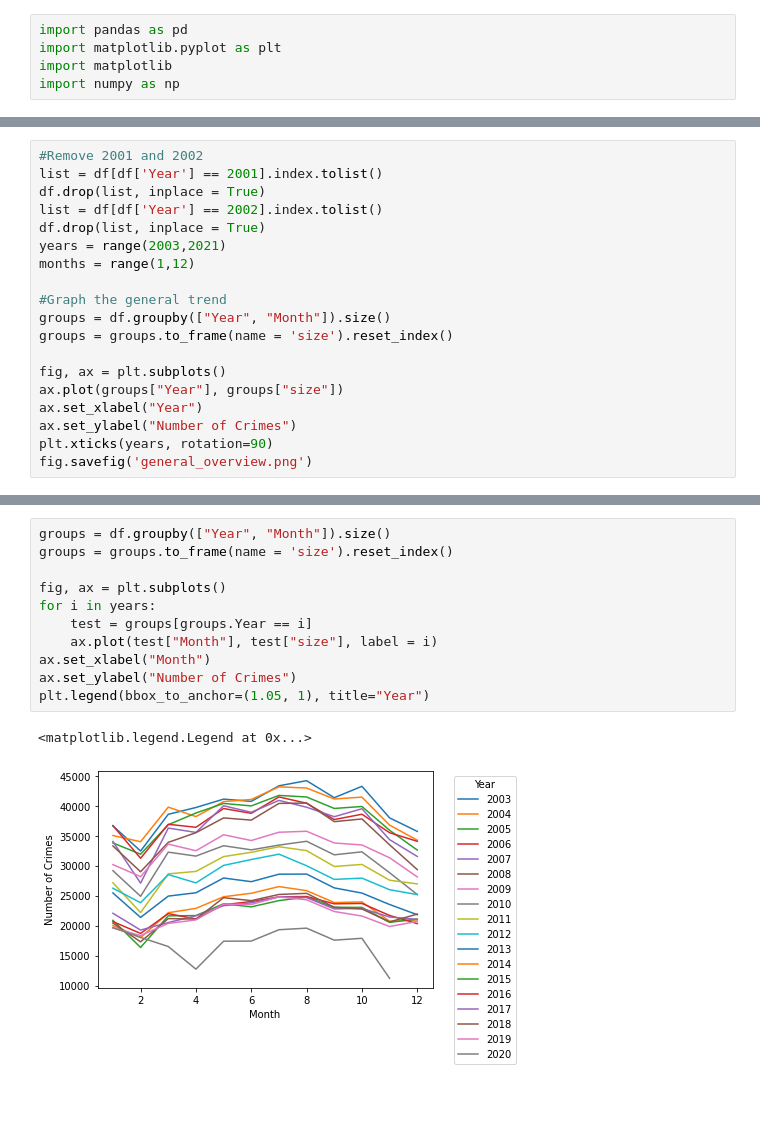
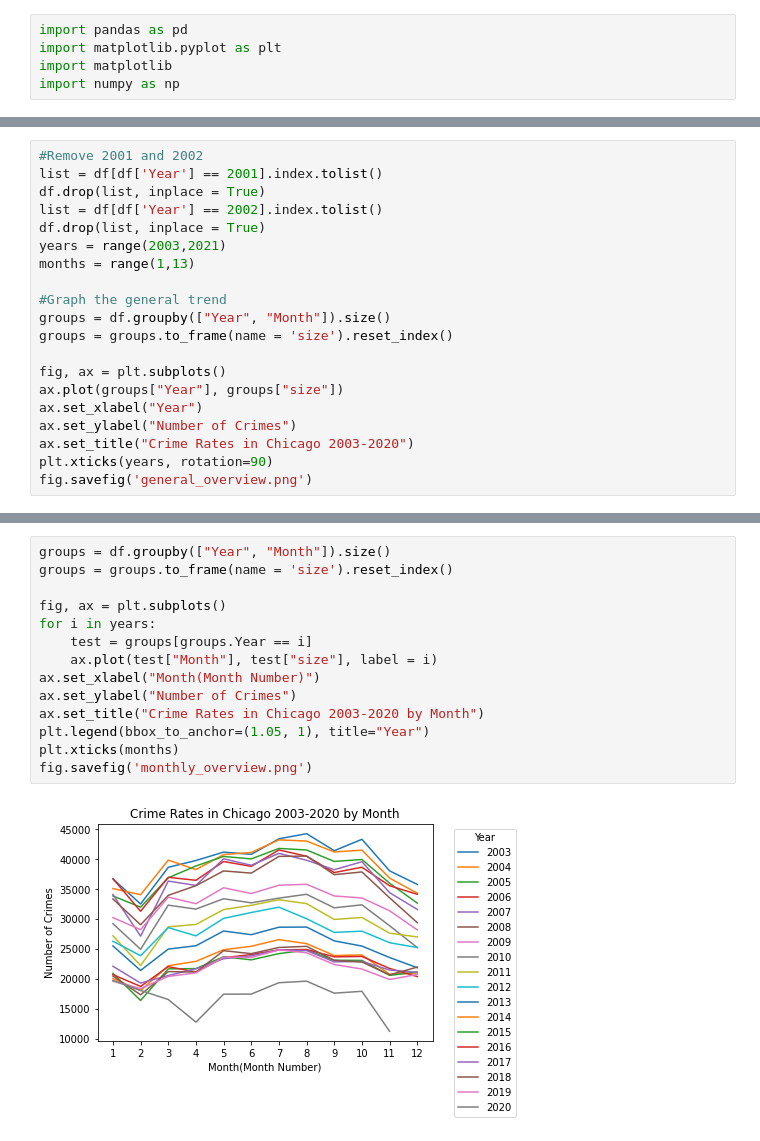
Before and after one commit to a-matai/datasiensgrup, a Jupyter notebook: src/Crime-Analysis.ipynb, the cells around one changed output, grey strips where cells are left out. Drawn from its saved outputs; the diff is of its cells as text; blank space fills up the shorter version.

```diff
--- a/src/Crime-Analysis.ipynb
+++ b/src/Crime-Analysis.ipynb
@@ -15,7 +15,7 @@ df.drop(list, inplace = True)
 list = df[df['Year'] == 2002].index.tolist()
 df.drop(list, inplace = True)
 years = range(2003,2021)
-months = range(1,12)
+months = range(1,13)
 
 #Graph the general trend
 groups = df.groupby(["Year", "Month"]).size()
@@ -25,6 +25,7 @@ fig, ax = plt.subplots()
 ax.plot(groups["Year"], groups["size"])
 ax.set_xlabel("Year")
 ax.set_ylabel("Number of Crimes")
+ax.set_title("Crime Rates in Chicago 2003-2020")
 plt.xticks(years, rotation=90)
 fig.savefig('general_overview.png')
 # %% [output]
@@ -32,14 +33,16 @@ fig.savefig('general_overview.png')
 # %%
 groups = df.groupby(["Year", "Month"]).size()
 groups = groups.to_frame(name = 'size').reset_index()
 
 fig, ax = plt.subplots()
 for i in years:
     test = groups[groups.Year == i]
     ax.plot(test["Month"], test["size"], label = i)
-ax.set_xlabel("Month")
+ax.set_xlabel("Month(Month Number)")
 ax.set_ylabel("Number of Crimes")
+ax.set_title("Crime Rates in Chicago 2003-2020 by Month")
 plt.legend(bbox_to_anchor=(1.05, 1), title="Year")
+plt.xticks(months)
+fig.savefig('monthly_overview.png')
 # %% [output]
-<matplotlib.legend.Legend at 0x...>
-[figure, old version]
+[figure, new version]
```
Also changed, not shown: parts of 2 cells of this notebook, 3 other files.
